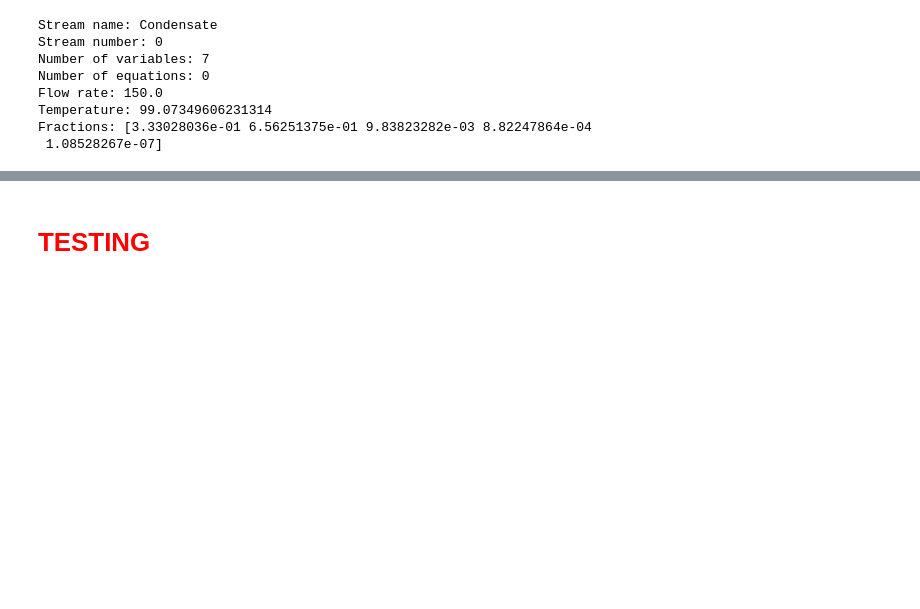
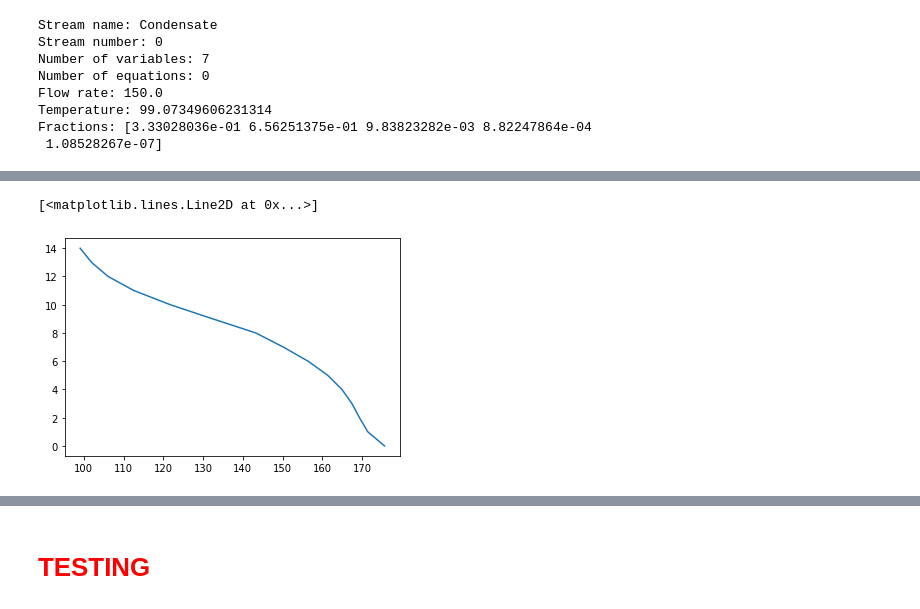
Before and after one commit to a1pat/Distillation, a Jupyter notebook: Distillation.ipynb, the cells around one changed output, grey strips where cells are left out. Drawn from its saved outputs; the diff is of its cells as text; code cells hidden in the pictures; blank space fills up the shorter version.

Commit message:
SimpleColumn profiles
Added function to class SimpleColumn to return temperature and composition profiles.

```diff
--- a/Distillation.ipynb
+++ b/Distillation.ipynb
@@ -378,7 +381,7 @@ class SimpleColumn(Unit):
         for s in self.tray_liq_stream:
             self.unit_dict[s.name] = s
 
-            for s in self.tray_vap_stream:
+        for s in self.tray_vap_stream:
             self.unit_dict[s.name] = s
 
         for s in self.trays:
@@ -413,3 +416,28 @@ class SimpleColumn(Unit):
     def calculate(self):
         for u in self.unit_dict:
             self.unit_dict[u].calculate()
+
+    def profile(self):
+        '''
+        return a pandas data frame containing the flow, temperature and composition profiles for each of the trays
+        the row for each tray contains the following columns:
+        0: tray number
+        1: liquid flow from tray
+        2: vapor flow from tray
+        3: tray temperature
+        4:4+n_comps: liquid fractions
+        4+n_comps:4+2*n_comps: vapor fractions
+        '''
+        p = np.ones((self.n_trays, 2 * self.trays[0].liq_stream_out.n_vars), dtype=np.float64) * (-1)
+        n_comps = self.trays[0].liq_stream_out.n_comps
+        cols = ['tray_num','L','V','T']
+        cols = cols + ['{}'.format(a+str(b)) for a,b in zip(n_comps*['x'], range(n_comps))]
+        cols = cols + ['{}'.format(a+str(b)) for a,b in zip(n_comps*['y'], range(n_comps))]
+        for i_tray in range(self.n_trays):
+            p[i_tray, 0] = i_tray
+            p[i_tray, 1] = self.trays[i_tray].liq_stream_out.xvar[0]
+            p[i_tray, 2] = self.trays[i_tray].vap_stream_out.xvar[0]
+            p[i_tray, 3] = self.trays[i_tray].liq_stream_out.xvar[1]
+            p[i_tray, 4:4+n_comps] = self.trays[i_tray].liq_stream_out.xvar[2:]
+            p[i_tray, 4+n_comps:4+2*n_comps] = self.trays[i_tray].vap_stream_out.xvar[2:]
+        return pd.DataFrame(data=p, columns=cols)
@@ -672,3 +658,5 @@ Flow rate: 150.0
 Temperature: 99.07349606231314
 Fractions: [3.33028036e-01 6.56251375e-01 9.83823282e-03 8.82247864e-04
  1.08528267e-07]
+# %%
+foust_profile = foust_8_11.profile()
@@ -674,0 +672,5 @@ Fractions: [3.33028036e-01 6.56251375e-01 9.83823282e-03 8.82247864e-04
+# %%
+plt.plot(foust_profile['T'], foust_profile['tray_num'], '-')
+# %% [output]
+[<matplotlib.lines.Line2D at 0x...>]
+[figure, added]
```
Also changed, not shown: parts of 14 cells of this notebook.
